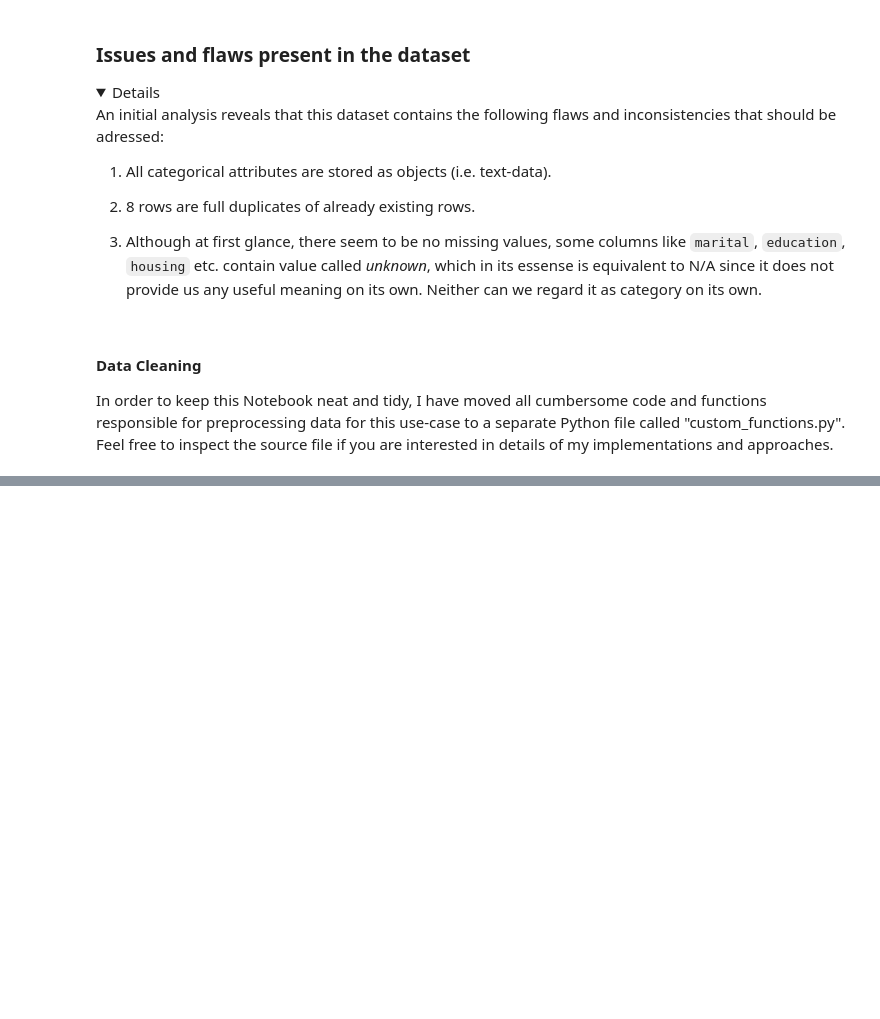
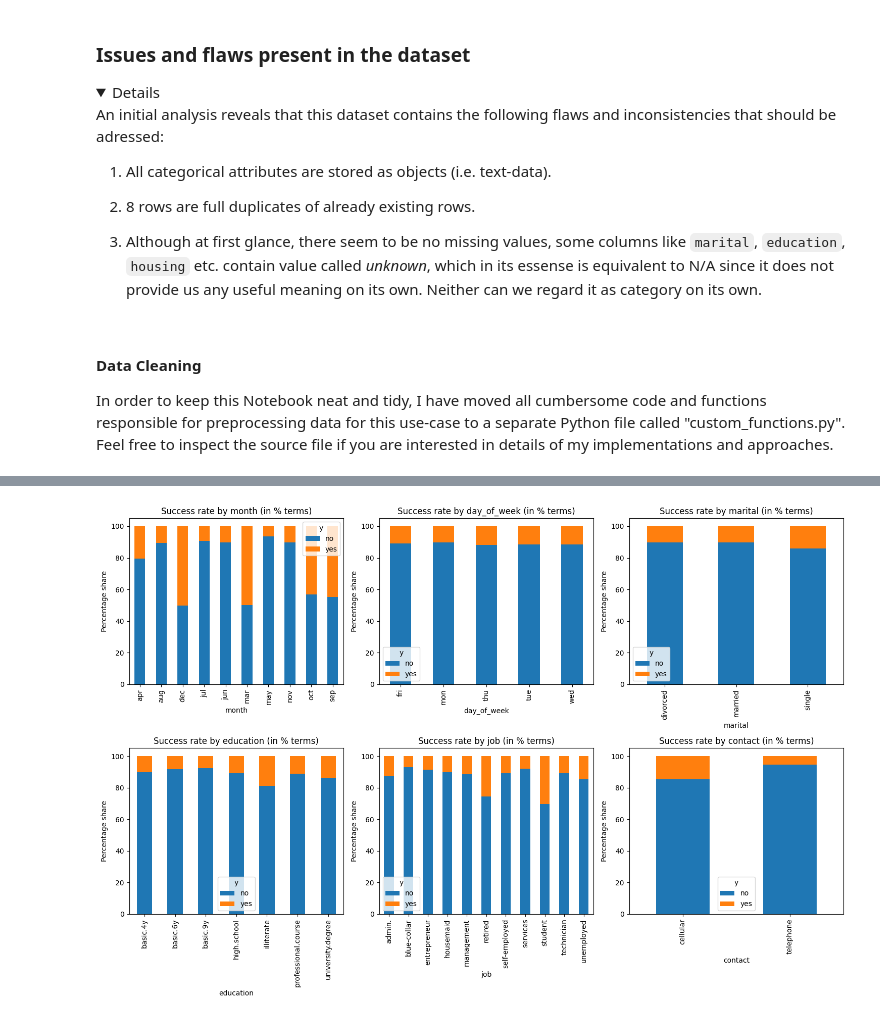
Before and after one commit to maripjan/Marketing-Campaign-at-Bank, a Jupyter notebook: subscription_prediction.ipynb, the cells around one changed output, grey strips where cells are left out. Drawn from its saved outputs; the diff is of its cells as text; code cells hidden in the pictures; folded sections open; blank space fills up the shorter version.

Commit message:
Add function to analyze categorical correlation with target variable and visualize results

```diff
--- a/subscription_prediction.ipynb
+++ b/subscription_prediction.ipynb
@@ -108,0 +109,5 @@ Duplicates: 1
+# %%
+# Calculate the correlation between the target variable and categorical variables
+cf.show_categorical_correlation(df, target='y', cols_to_consider=['month', 'day_of_week', 'marital', 'education', 'job', 'contact'], show_details=False)
+# %% [output]
+[figure, added]
```
Also changed, not shown: parts of 2 cells of this notebook, 1 other file.
